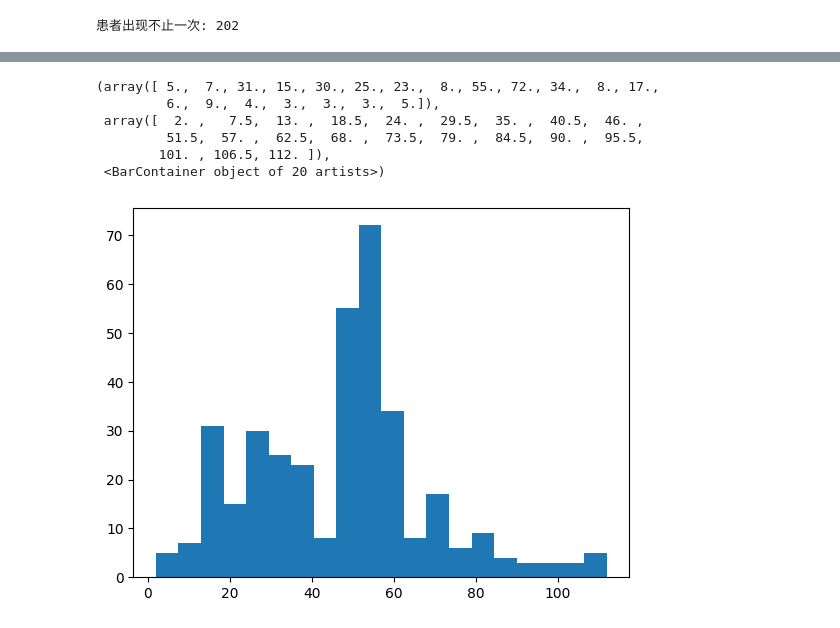
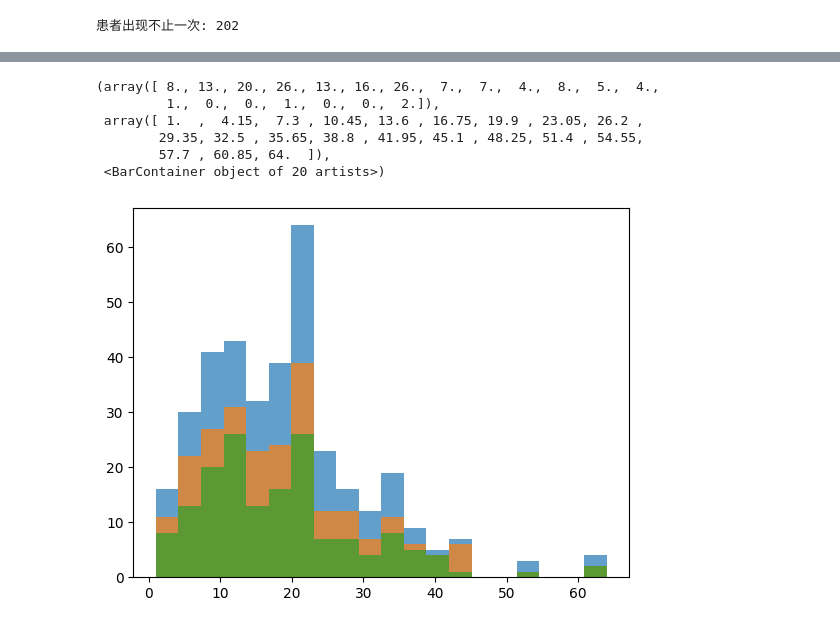
Before and after one commit to Biobots/Levodopa_Parkinson_MRI, a Jupyter notebook: stats.ipynb, the cells around one changed output, grey strips where cells are left out. Drawn from its saved outputs; the diff is of its cells as text; code cells hidden in the pictures.

```diff
--- a/stats.ipynb
+++ b/stats.ipynb
@@ -12,3 +10,6 @@ data = getDataPandas()
+# %%
+data = getDataPandas()
+data = data.sample(frac=1, random_state=1).reset_index(drop=True)
 # %%
 dup = np.sum(data.duplicated(subset=['PATNO']))
 print('患者出现不止一次: {}'.format(dup))
@@ -29,10 +18,16 @@ plt.hist(data['SCORE'], 20)
-# %%
-plt.hist(data['DURATION'], 20)
-# %% [output]
-(array([ 5.,  7., 31., 15., 30., 25., 23.,  8., 55., 72., 34.,  8., 17.,
-         6.,  9.,  4.,  3.,  3.,  3.,  5.]),
- array([  2. ,   7.5,  13. ,  18.5,  24. ,  29.5,  35. ,  40.5,  46. ,
-         51.5,  57. ,  62.5,  68. ,  73.5,  79. ,  84.5,  90. ,  95.5,
-        101. , 106.5, 112. ]),
- <BarContainer object of 20 artists>)
-[figure, removed]
+# %%
+data_pvi = data
+data_pv = data.drop_duplicates(subset=['PATNO', 'EVENT_ID'], keep='first').reset_index(drop=True)
+data_p = data.drop_duplicates(subset=['PATNO'], keep='first').reset_index(drop=True)
+# %%
+plt.hist(data_pvi['NUPDR3ON'], 20, alpha=0.7)
+plt.hist(data_pv['NUPDR3ON'], 20, alpha=0.7)
+plt.hist(data_p['NUPDR3ON'], 20, alpha=0.7)
+# %% [output]
+(array([ 8., 13., 20., 26., 13., 16., 26.,  7.,  7.,  4.,  8.,  5.,  4.,
+         1.,  0.,  0.,  1.,  0.,  0.,  2.]),
+ array([ 1.  ,  4.15,  7.3 , 10.45, 13.6 , 16.75, 19.9 , 23.05, 26.2 ,
+        29.35, 32.5 , 35.65, 38.8 , 41.95, 45.1 , 48.25, 51.4 , 54.55,
+        57.7 , 60.85, 64.  ]),
+ <BarContainer object of 20 artists>)
+[figure, added]
```
Also changed, not shown: parts of 5 cells of this notebook, 13 other files.
